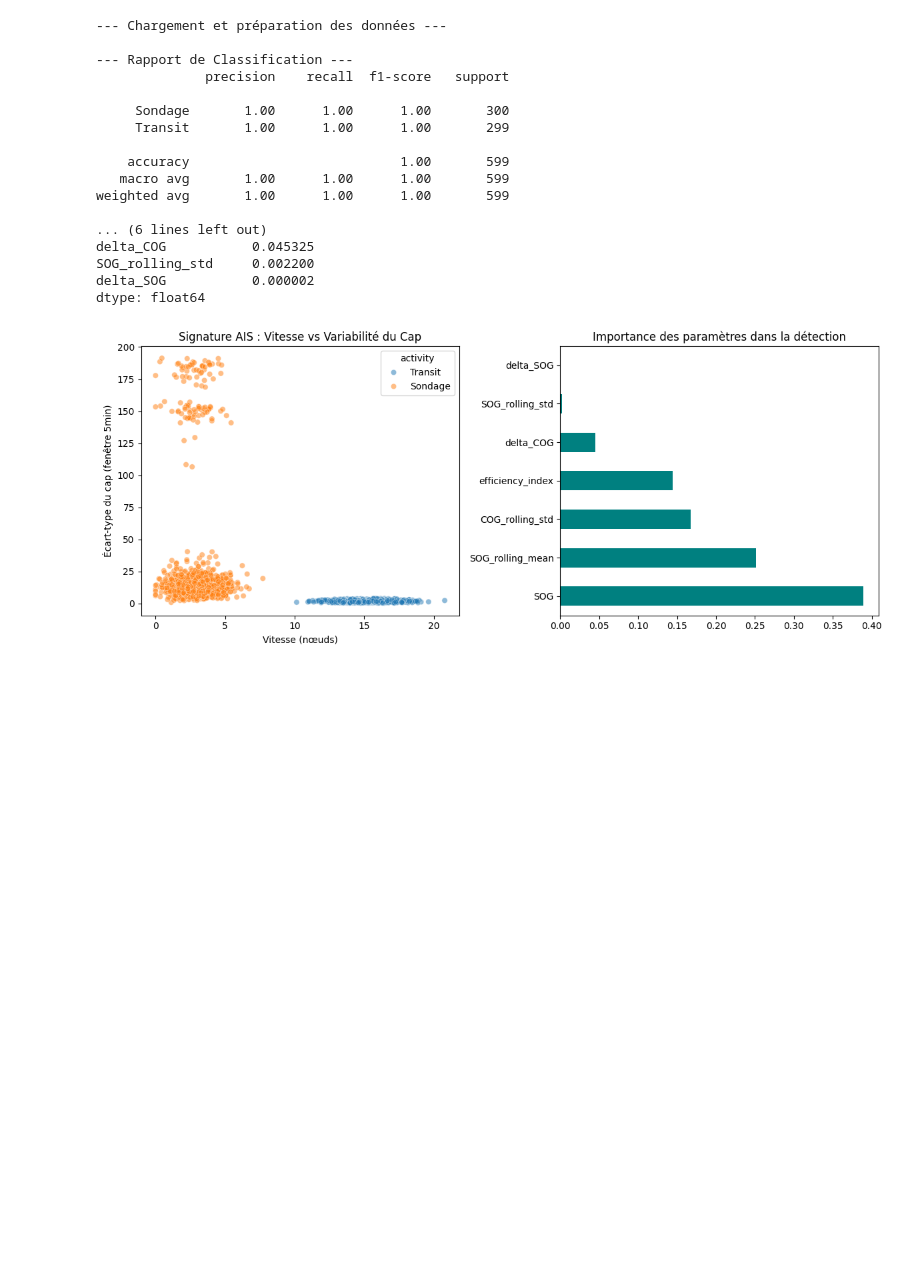
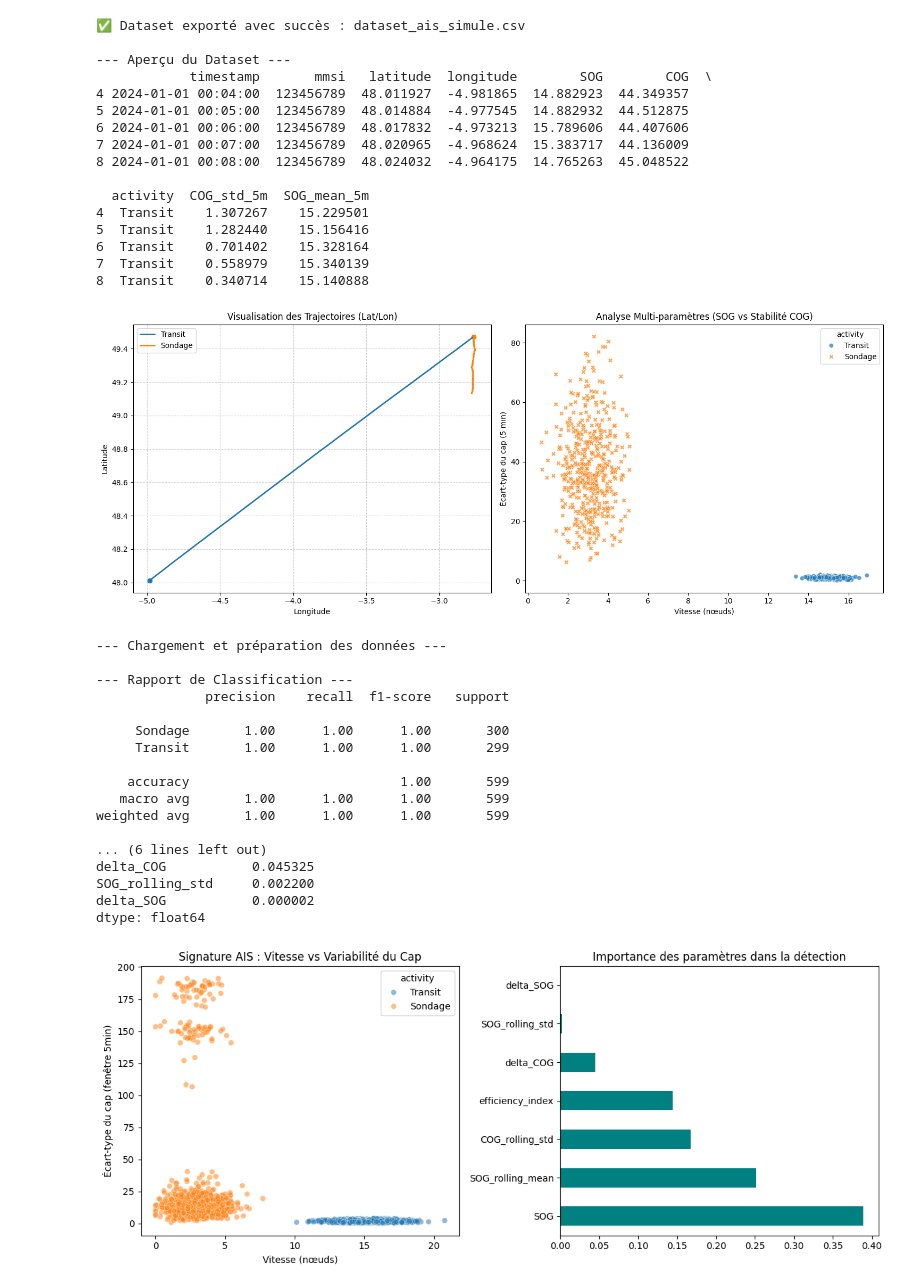
Before and after one commit to fomen2001/Projet-Cible-D-tection-d-activit-s-maritimes-AIS-, a Jupyter notebook: IAS.ipynb, the cells around one changed output. Saved outputs shown, nothing was run; the diff lists cells and outputs as text; code cells hidden in the pictures; blank space fills up the shorter version.

```diff
--- a/IAS.ipynb
+++ b/IAS.ipynb
@@ -41 +57,20 @@ def generate_ais_data(n_points=1000):
     return df
+# %%
+# =================================================================
+# 2. FEATURE ENGINEERING & EXPORT CSV
+# =================================================================
+
+def process_and_export(df):
+    # Calcul de variables dérivées (Stabilité du cap)
+    df['COG_std_5m'] = df['COG'].rolling(window=5).std()
+    df['SOG_mean_5m'] = df['SOG'].rolling(window=5).mean()
+
+    # Nettoyage
+    df_clean = df.dropna()
+
+    # EXPORT CSV
+    filename = "dataset_ais_simule.csv"
+    df_clean.to_csv(filename, index=False)
+    print(f"✅ Dataset exporté avec succès : {filename}")
+
+    return df_clean
@@ -42,3 +102,62 @@ def generate_ais_data(n_points=1000):
+# %%
+# =================================================================
+# 4. VISUALISATION DES DONNÉES
+# =================================================================
+
+def visualize_dataset(df):
+    plt.figure(figsize=(15, 6))
+
+    # Plot 1 : La trajectoire géographique
+    plt.subplot(1, 2, 1)
+    for activity in df['activity'].unique():
+        subset = df[df['activity'] == activity]
+        plt.plot(subset['longitude'], subset['latitude'], label=activity, lw=2)
+        # Marquer le début
+        plt.scatter(subset['longitude'].iloc[0], subset['latitude'].iloc[0], marker='o')
+
+    plt.title("Visualisation des Trajectoires (Lat/Lon)")
+    plt.xlabel("Longitude")
+    plt.ylabel("Latitude")
+    plt.legend()
+    plt.grid(True, linestyle='--', alpha=0.6)
+
+    # Plot 2 : Corrélation Vitesse vs Variabilité
+    plt.subplot(1, 2, 2)
+    sns.scatterplot(data=df, x='SOG', y='COG_std_5m', hue='activity', style='activity', alpha=0.7)
+    plt.title("Analyse Multi-paramètres (SOG vs Stabilité COG)")
+    plt.xlabel("Vitesse (nœuds)")
+    plt.ylabel("Écart-type du cap (5 min)")
+
+    plt.tight_layout()
+    plt.show()
+
+# --- Exécution ---
+if __name__ == "__main__":
+    raw_data = generate_ais_trajectories()
+    processed_data = process_and_export(raw_data)
+
+    print("\n--- Aperçu du Dataset ---")
+    print(processed_data.head())
+
+    visualize_dataset(processed_data)
+# %% [output]
+✅ Dataset exporté avec succès : dataset_ais_simule.csv
+
+--- Aperçu du Dataset ---
+            timestamp       mmsi   latitude  longitude        SOG        COG  \
+4 2024-01-01 00:04:00  123456789  48.011927  -4.981865  14.882923  44.349357
+5 2024-01-01 00:05:00  123456789  48.014884  -4.977545  14.882932  44.512875
+6 2024-01-01 00:06:00  123456789  48.017832  -4.973213  15.789606  44.407606
+7 2024-01-01 00:07:00  123456789  48.020965  -4.968624  15.383717  44.136009
+8 2024-01-01 00:08:00  123456789  48.024032  -4.964175  14.765263  45.048522
+
+  activity  COG_std_5m  SOG_mean_5m
+4  Transit    1.307267    15.229501
+5  Transit    1.282440    15.156416
+6  Transit    0.701402    15.328164
+7  Transit    0.558979    15.340139
+8  Transit    0.340714    15.140888
+[figure, added]
 # %%
 
 # =================================================================
```
Also changed, not shown: parts of 6 cells of this notebook, 3 other files.
